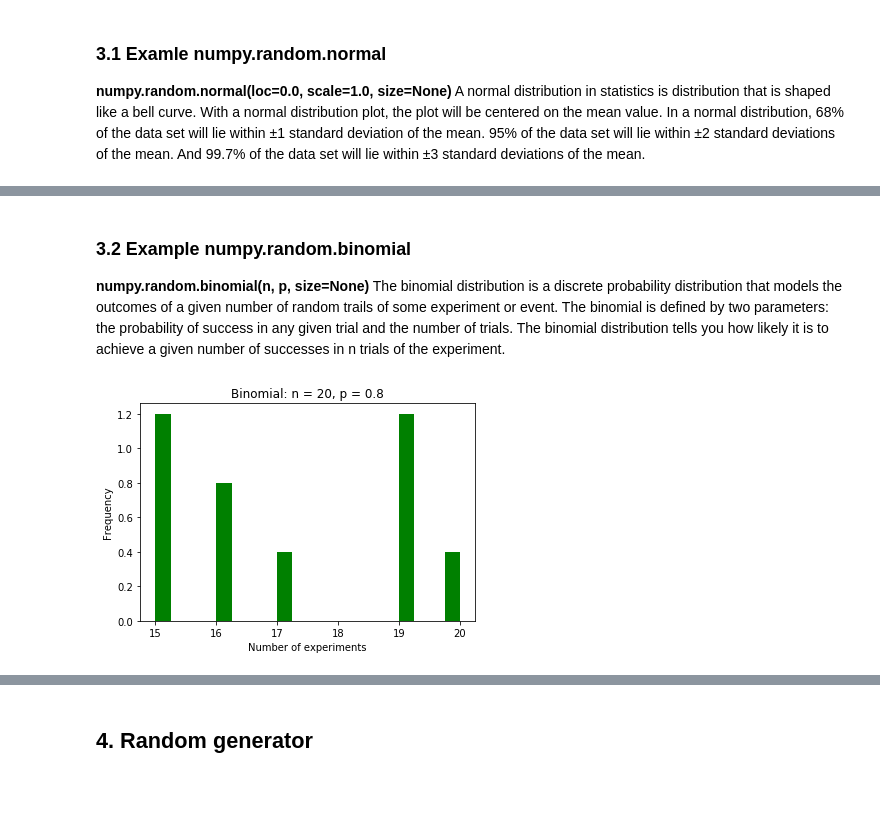
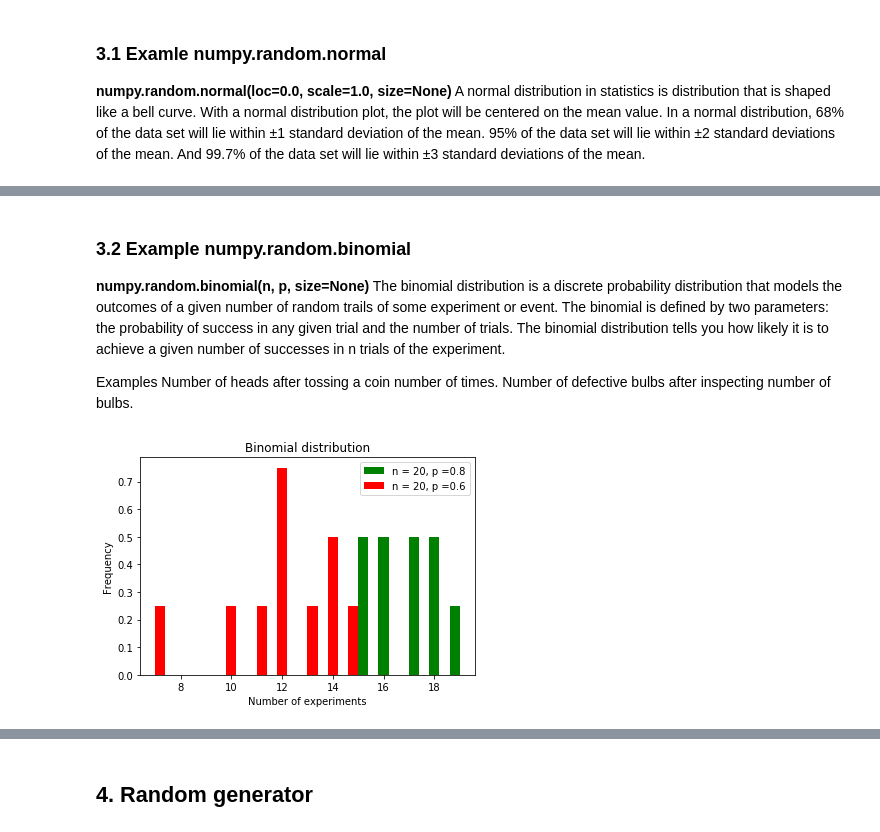
Before and after one commit to kamilam1987/Emerging_Technologies, a Jupyter notebook: numpy-random.ipynb, the cells around one changed output, grey strips where cells are left out. Cells and saved outputs as stored; diff of their text form; code cells hidden in the pictures; blank space fills up the shorter version.

```diff
--- a/numpy-random.ipynb
+++ b/numpy-random.ipynb
@@ -433,30 +433,38 @@ plt.show()
 ### 3.2 Example numpy.random.binomial
 __numpy.random.binomial(n, p, size=None)__
 The binomial distribution is a discrete probability distribution that models the outcomes of a given number of random trails of some experiment or event. The binomial is defined by two parameters: the probability of success in any given trial and the number of trials. The binomial distribution tells you how likely it is to achieve a given number of successes in n trials of the experiment.
+
+Examples
+Number of heads after tossing a coin number of times. Number of defective bulbs after inspecting number of bulbs.
 # %%
 # numpy.random.binomial() method
 
 import numpy as np
 # Import matplotlib
 import matplotlib.pyplot as plt
 
 # Binomial distribution which takes three parameters
 # n - number of trials ,p - probability of success(interval [0,1]), size - number of times to repeat experiment
 binomial = np.random.binomial(n=20, p=0.8, size = 10)
+binomial_2 = np.random.binomial(n=20, p=0.6, size = 10)
 
-# Creates a plot
-plt.hist(binomial,bins = 20, density=True, color='green')
+# Creates a histogram
+plt.hist(binomial,bins = 20, density=True, color='green',label = "n = 20, p =0.8")
+plt.hist(binomial_2,bins = 20, density=True, color='red',label = "n = 20, p =0.6")
 
 # Adds title
-plt.title("Binomial: n = 20, p = 0.8")
+plt.title("Binomial distribution")
+
+# Adds legend
+plt.legend()
 
 # Creates lable
 plt.xlabel("Number of experiments")
 
 # Creates lable
 plt.ylabel("Frequency")
 
 # Prints a plot
 plt.show()
 # %% [output]
-[figure, old version]
+[figure, new version]
```
Also changed, not shown: parts of 19 cells of this notebook.
